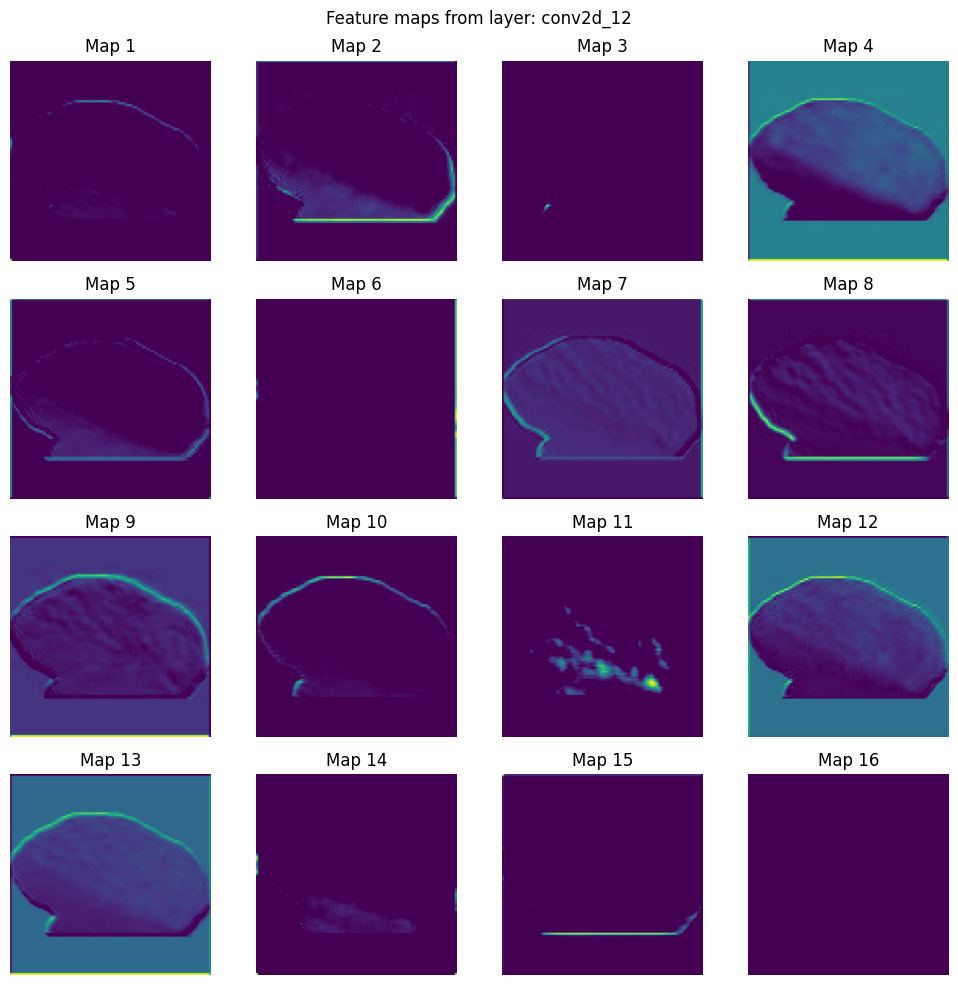
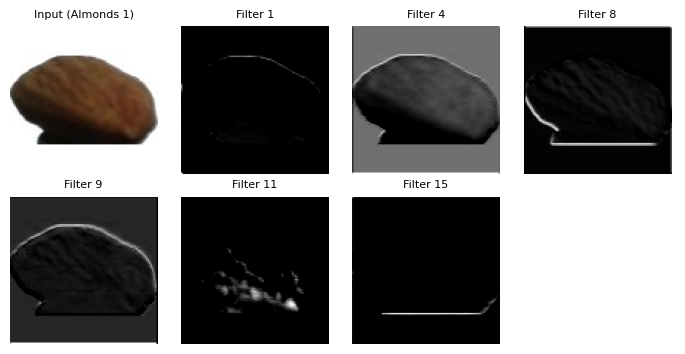
Code edit (unified diff) that turned the first committed figure into the second:
--- before
+++ after
@@ -1,22 +1,19 @@
-num_maps = min(16, feature_maps.shape[-1])
+selected = [0, 3, 7, 8, 10, 14]  # -> Filter 1, 4, 8, 9, 11, 15
 
-fig, axes = plt.subplots(4, 4, figsize=(10, 10))
-fig.suptitle(f"Feature maps from layer: {first_conv_layer.name}")
+fig, axes = plt.subplots(2, 4, figsize=(7, 3.6))
+axes = axes.flatten()
 
-for i, ax in enumerate(axes.flat):
-    if i < num_maps:
-        ax.imshow(feature_maps[0, :, :, i], cmap="viridis")
-        ax.set_title(f"Map {i + 1}")
+axes[0].imshow(img_array)
+axes[0].set_title("Input (Almonds 1)", fontsize=8)
+axes[0].axis("off")
+
+for ax, idx in zip(axes[1:7], selected):
+    ax.imshow(feature_maps[0, :, :, idx], cmap="gray")
+    ax.set_title(f"Filter {idx + 1}", fontsize=8)
     ax.axis("off")
 
+axes[7].axis("off")
+
 plt.tight_layout()
-plt.savefig("feature_maps_first_conv.png")
+plt.savefig("feature_maps_first_conv.png", dpi=200, bbox_inches="tight")
 plt.show()
-
-plt.figure(figsize=(4, 4))
-plt.imshow(img_array)
-plt.title(f"Input image: {example_true_class}")
-plt.axis("off")
-plt.tight_layout()
-plt.savefig("feature_map_input_image.png")
-plt.show()

Commit: Update CNN feature maps and prediction examples